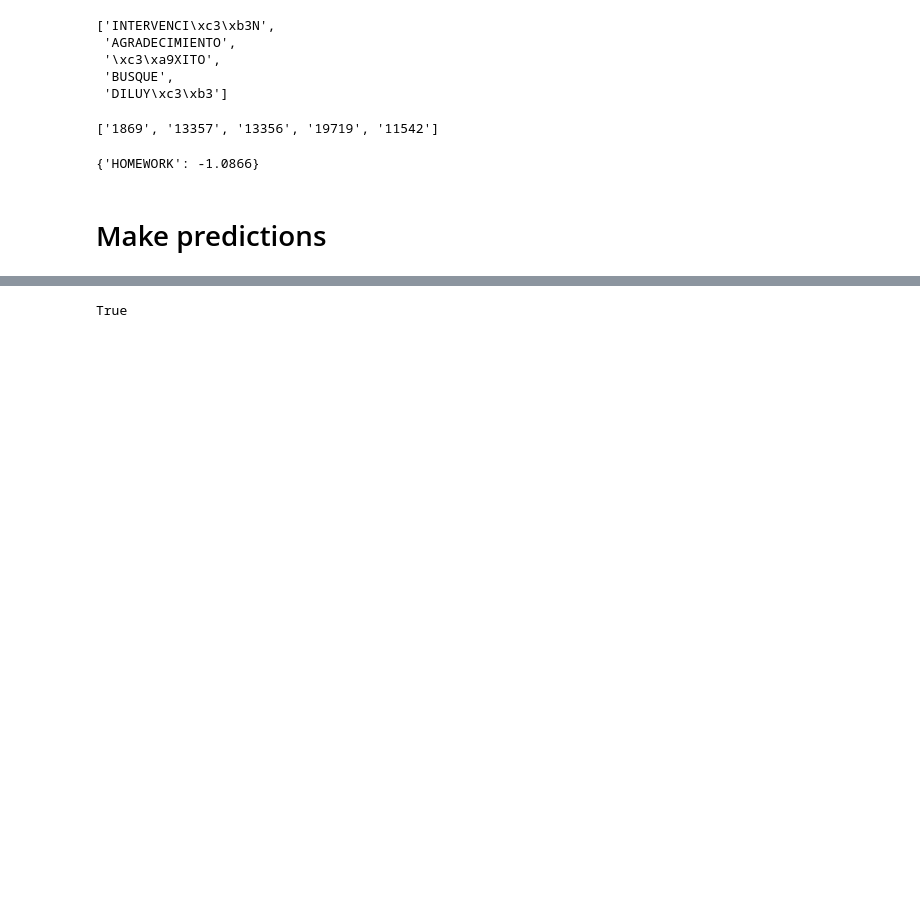
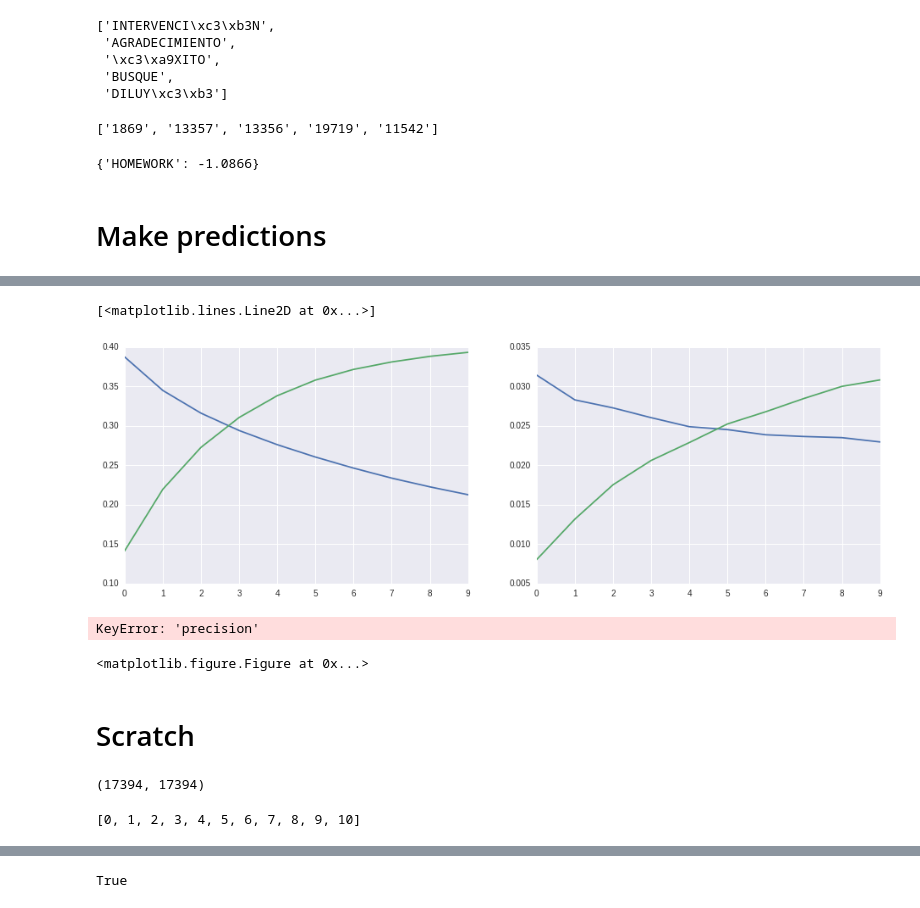
Before and after one commit to 0xSameer/speech_patterns, a Jupyter notebook: mt_exp.ipynb, the cells around one changed output, grey strips where cells are left out. Drawn from its saved outputs; the diff is of its cells as text; code cells hidden in the pictures; blank space fills up the shorter version.

```diff
--- a/mt_exp.ipynb
+++ b/mt_exp.ipynb
@@ -213,0 +360,5 @@ IndentationError: unexpected indent (<ipython-input-97-3205508e7f86>, line 4)
+# %%
+pseudo_mt_eval_dict = {}
+pseudo_mt_eval_dict['train'] = eval_mt(train_segment_list_fname, mt_pseudo_pred_dict, align_dict)
+pseudo_mt_eval_dict['dev'] = eval_mt(dev_segment_list_fname, mt_pseudo_pred_dict, align_dict)
+pickle.dump(pseudo_mt_eval_dict, open(mt_pseudo_eval_dict_fname, "wb"))
@@ -213,0 +399,16 @@ IndentationError: unexpected indent (<ipython-input-97-3205508e7f86>, line 4)
+# %%
+# plot precision, recall at i
+fig = plt.figure(figsize=(16,5))
+fig.add_subplot(121)
+p_at_k = [pseudo_mt_eval_dict['train'][i]['precision'] for i in pseudo_mt_eval_dict['train']]
+r_at_k = [pseudo_mt_eval_dict['train'][i]['recall'] for i in pseudo_mt_eval_dict['train']]
+plt.plot(p_at_k)
+plt.plot(r_at_k)
+fig.add_subplot(122)
+p_at_k = [pseudo_mt_eval_dict['dev'][i]['precision'] for i in pseudo_mt_eval_dict['dev']]
+r_at_k = [pseudo_mt_eval_dict['dev'][i]['recall'] for i in pseudo_mt_eval_dict['dev']]
+plt.plot(p_at_k)
+plt.plot(r_at_k)
+# %% [output]
+[<matplotlib.lines.Line2D at 0x...>]
+[figure, added]
@@ -213,0 +420,21 @@ IndentationError: unexpected indent (<ipython-input-97-3205508e7f86>, line 4)
+# %%
+# plot precision, recall at i
+fig = plt.figure(figsize=(8,5))
+
+p_at_k = [pseudo_mt_eval_dict[i]['precision'] for i in pseudo_mt_eval_dict]
+r_at_k = [pseudo_mt_eval_dict[i]['recall'] for i in pseudo_mt_eval_dict]
+plt.plot(p_at_k)
+plt.plot(r_at_k)
+# %% [output]
+KeyError: 'precision'
+<matplotlib.figure.Figure at 0x...>
+# %% [markdown]
+# Scratch
+# %%
+len(mt_gold_pred_dict[i]), len(mt_pseudo_pred_dict[i])
+# %% [output]
+(17394, 17394)
+# %%
+mt_gold_pred_dict.keys()
+# %% [output]
+[0, 1, 2, 3, 4, 5, 6, 7, 8, 9, 10]
```
Also changed, not shown: parts of 26 cells of this notebook, 2 other files.
